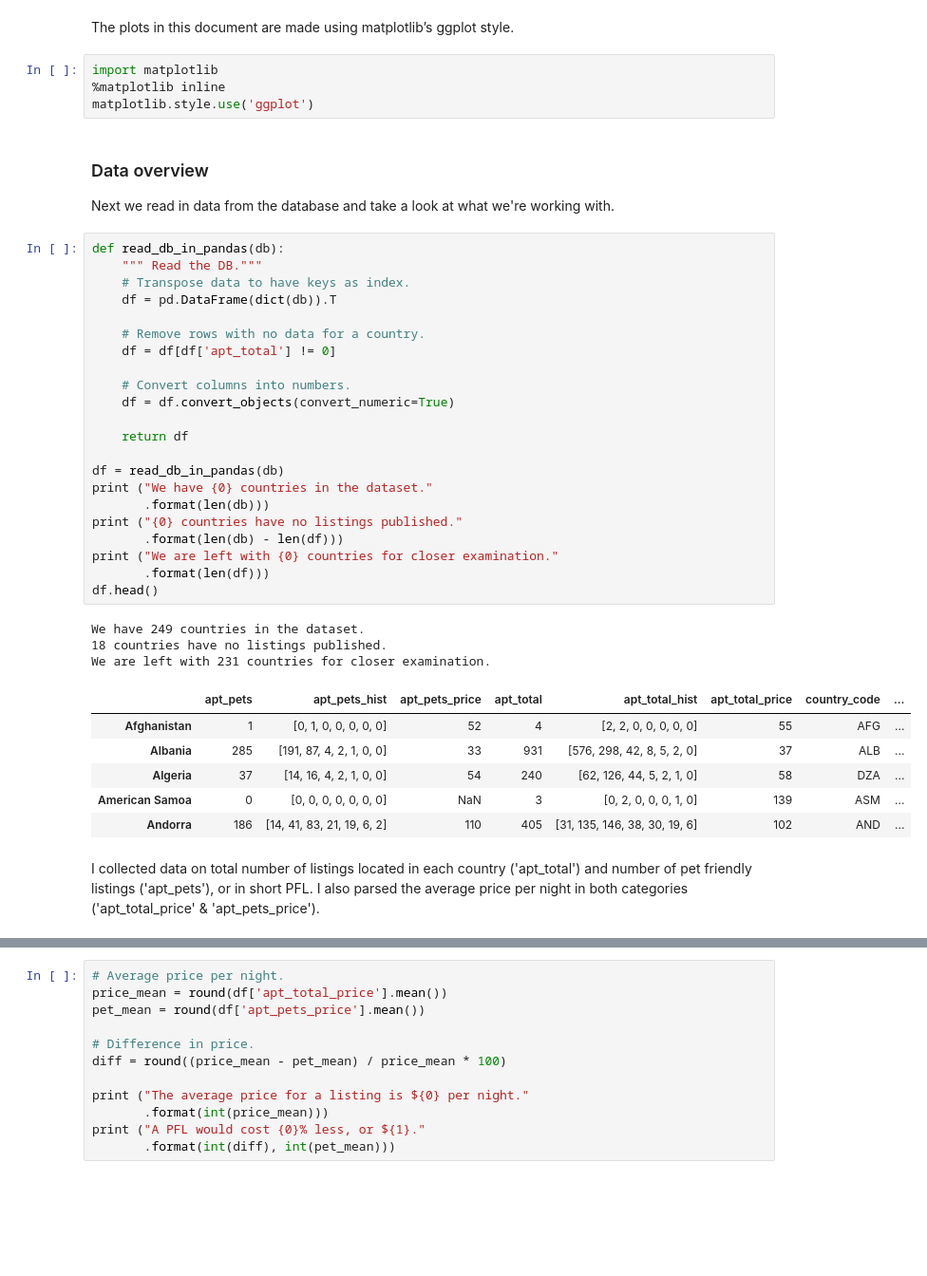
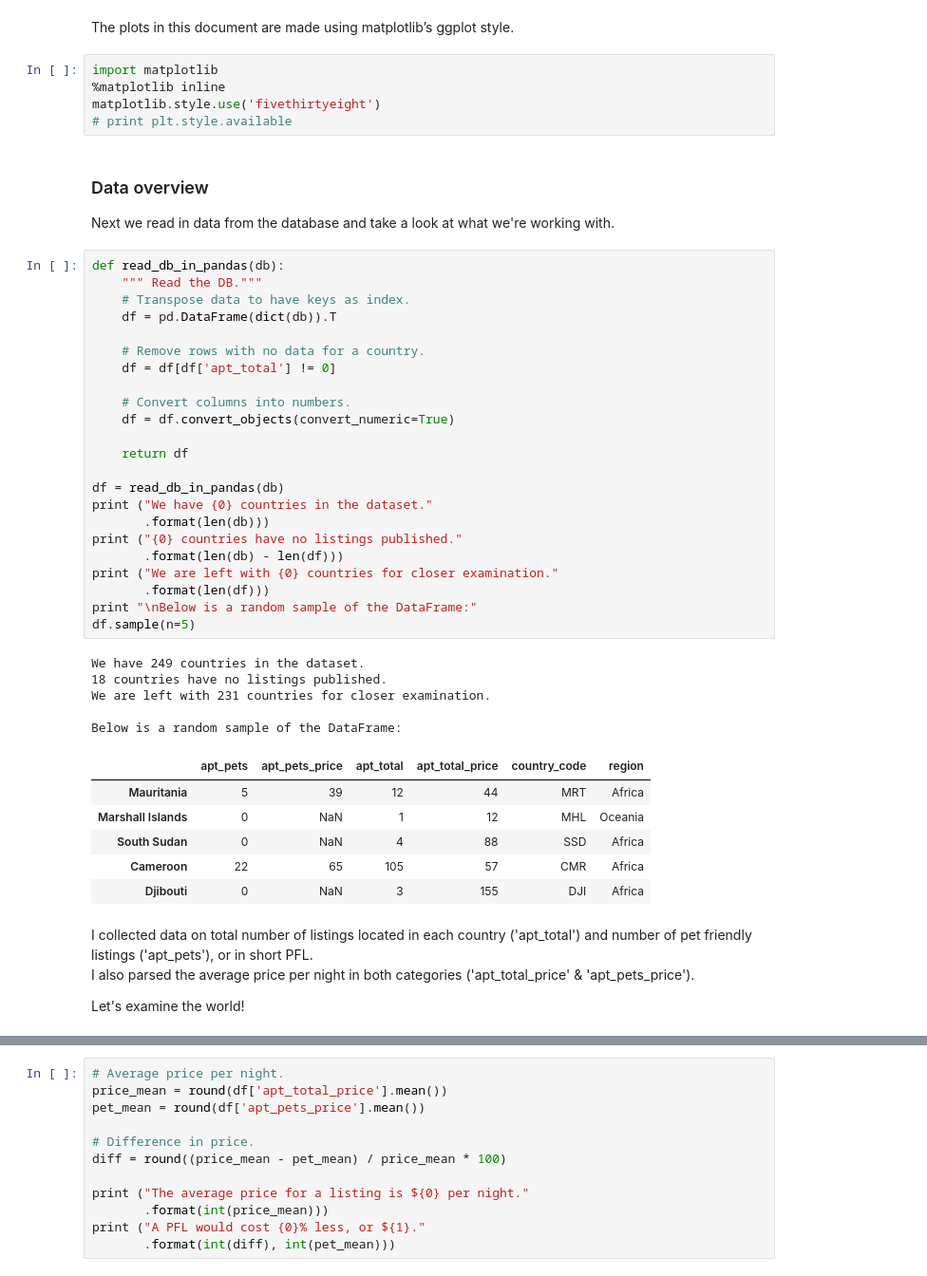
Before and after one commit to medennikova/pet-friendly, a Jupyter notebook: PetFriendly.ipynb, the cells around one changed output, grey strips where cells are left out. Shown: that part at 95% size. Drawn from its saved outputs; the diff is of its cells as text; blank space fills up the shorter version.

```diff
--- a/PetFriendly.ipynb
+++ b/PetFriendly.ipynb
@@ -24,44 +24,51 @@ The plots in this document are made using matplotlib’s ggplot style.
 # %%
 import matplotlib
 %matplotlib inline
-matplotlib.style.use('ggplot')
+matplotlib.style.use('fivethirtyeight')
+# print plt.style.available
 # %% [markdown]
 ### Data overview
 Next we read in data from the database and take a look at what we're working with.
 # %%
 def read_db_in_pandas(db):
     """ Read the DB."""
     # Transpose data to have keys as index.
     df = pd.DataFrame(dict(db)).T
 
     # Remove rows with no data for a country.
     df = df[df['apt_total'] != 0]
 
     # Convert columns into numbers.
     df = df.convert_objects(convert_numeric=True)
 
     return df
 
 df = read_db_in_pandas(db)
 print ("We have {0} countries in the dataset."
        .format(len(db)))
 print ("{0} countries have no listings published."
        .format(len(db) - len(df)))
 print ("We are left with {0} countries for closer examination."
        .format(len(df)))
-df.head()
+print "\nBelow is a random sample of the DataFrame:"
+df.sample(n=5)
 # %% [output]
 We have 249 countries in the dataset.
 18 countries have no listings published.
 We are left with 231 countries for closer examination.
+
+Below is a random sample of the DataFrame:
-|  | apt_pets | apt_pets_hist | apt_pets_price | apt_total | apt_total_hist | apt_total_price | country_code | ... |
-| Afghanistan | 1 | [0, 1, 0, 0, 0, 0, 0] | 52 | 4 | [2, 2, 0, 0, 0, 0, 0] | 55 | AFG | ... |
-| Albania | 285 | [191, 87, 4, 2, 1, 0, 0] | 33 | 931 | [576, 298, 42, 8, 5, 2, 0] | 37 | ALB | ... |
-| Algeria | 37 | [14, 16, 4, 2, 1, 0, 0] | 54 | 240 | [62, 126, 44, 5, 2, 1, 0] | 58 | DZA | ... |
-| American Samoa | 0 | [0, 0, 0, 0, 0, 0, 0] | NaN | 3 | [0, 2, 0, 0, 0, 1, 0] | 139 | ASM | ... |
-| Andorra | 186 | [14, 41, 83, 21, 19, 6, 2] | 110 | 405 | [31, 135, 146, 38, 30, 19, 6] | 102 | AND | ... |
+|  | apt_pets | apt_pets_price | apt_total | apt_total_price | country_code | region |
+| Mauritania | 5 | 39 | 12 | 44 | MRT | Africa |
+| Marshall Islands | 0 | NaN | 1 | 12 | MHL | Oceania |
+| South Sudan | 0 | NaN | 4 | 88 | SSD | Africa |
+| Cameroon | 22 | 65 | 105 | 57 | CMR | Africa |
+| Djibouti | 0 | NaN | 3 | 155 | DJI | Africa |
 # %% [markdown]
-I collected data on total number of listings located in each country ('apt_total') and number of pet friendly listings ('apt_pets'), or in short PFL. I also parsed the average price per night in both categories ('apt_total_price' & 'apt_pets_price').
+I collected data on total number of listings located in each country ('apt_total') and number of pet friendly listings ('apt_pets'), or in short PFL.
+I also parsed the average price per night in both categories ('apt_total_price' & 'apt_pets_price').
+
+Let's examine the world!
 # %%
 # Number of listings.
 apt_sum = df['apt_total'].sum()
```
Also changed, not shown: parts of 23 cells of this notebook.
